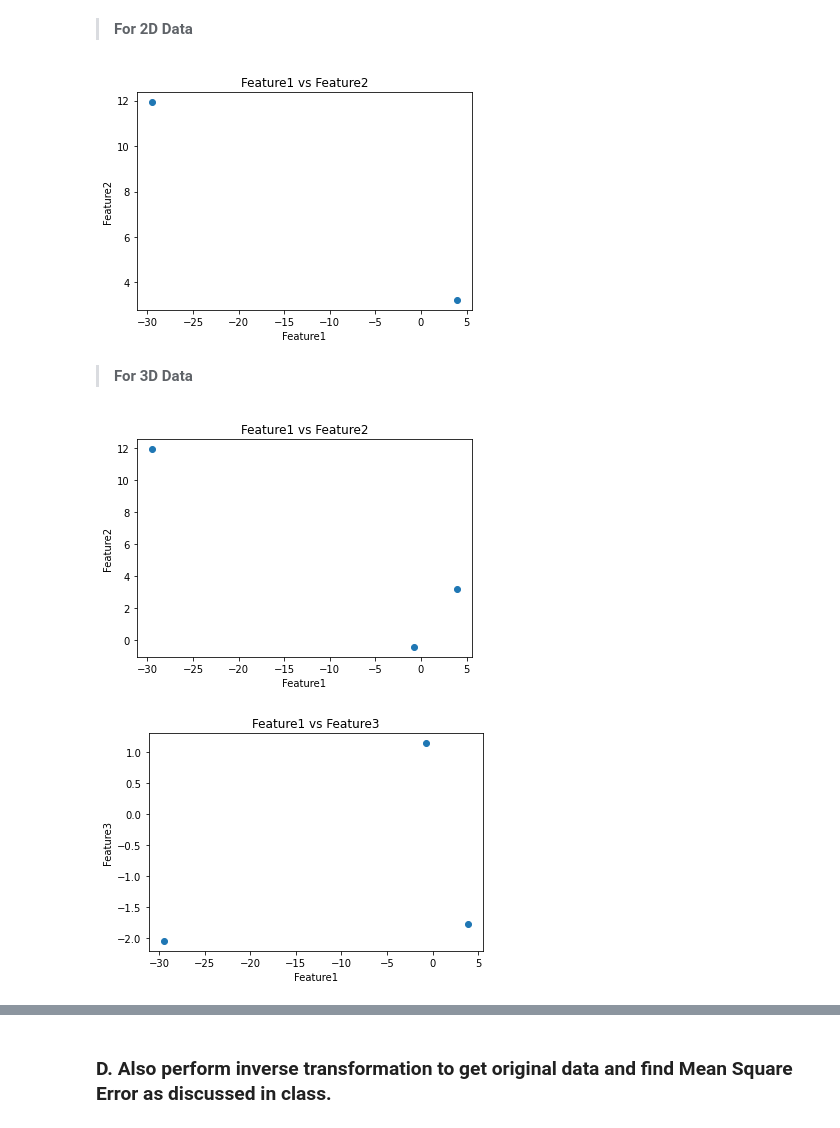
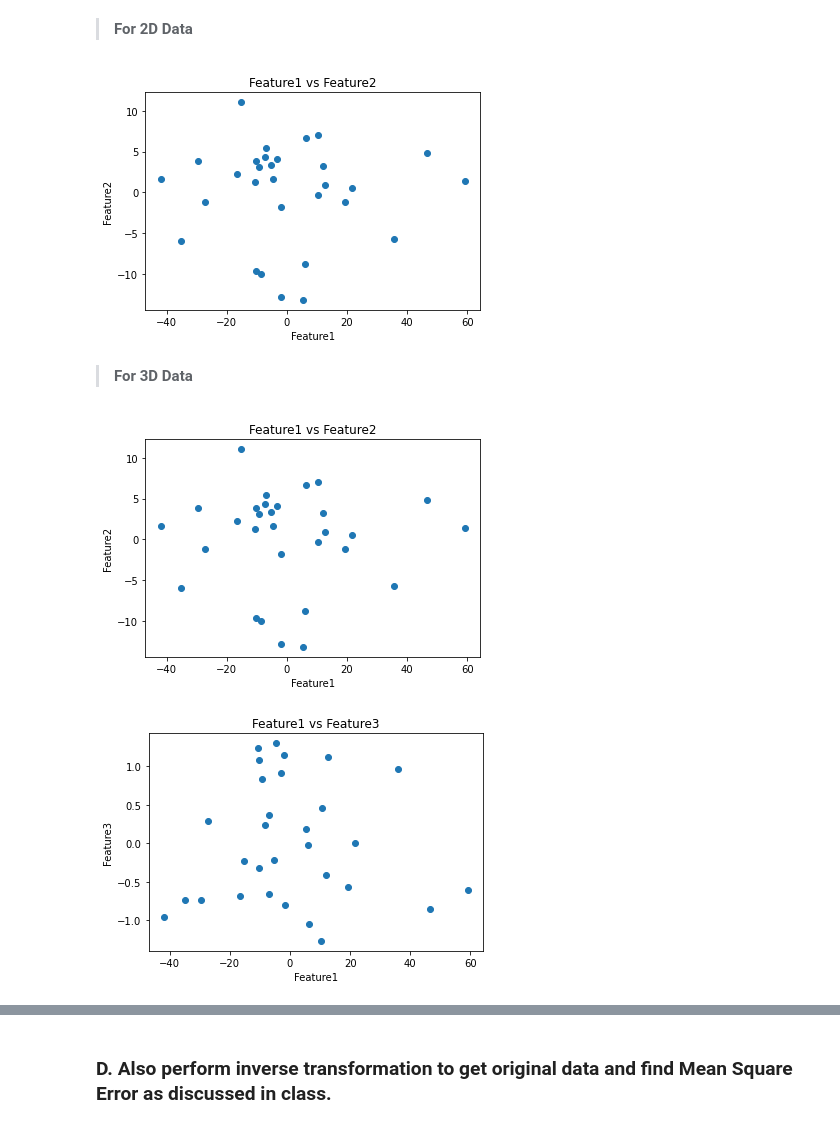
Before and after one commit to NSVEGUR/College-codeTrack, a Jupyter notebook: Sem-6/ML/Lab-2/pca.ipynb, the cells around one changed output, grey strips where cells are left out. Drawn from its saved outputs; the diff is of its cells as text; code cells hidden in the pictures.

Commit message:
:lock: fixed the mistake with scatter plot

```diff
--- a/Sem-6/ML/Lab-2/pca.ipynb
+++ b/Sem-6/ML/Lab-2/pca.ipynb
@@ -157,29 +157,29 @@ array([[-2.94828923e+01,  3.89604849e+00, -7.34716269e-01],
 # %% [markdown]
 > **For 2D Data**
 # %%
-plt.scatter(df_2D.T[0], df_2D.T[1])
+plt.scatter(df_2D[0], df_2D[1])
 plt.title("Feature1 vs Feature2")
 plt.xlabel("Feature1")
 plt.ylabel("Feature2")
 plt.show()
 # %% [output]
-[figure, old version]
+[figure, new version]
 # %% [markdown]
 > **For 3D Data**
 # %%
-plt.scatter(df_3D.T[0], df_3D.T[1])
+plt.scatter(df_3D[0], df_3D[1])
 plt.title("Feature1 vs Feature2")
 plt.xlabel("Feature1")
 plt.ylabel("Feature2")
 plt.show()
 # %% [output]
-[figure, old version]
+[figure, new version]
 # %%
-plt.scatter(df_3D.T[0], df_3D.T[2])
+plt.scatter(df_3D[0], df_3D[2])
 plt.title("Feature1 vs Feature3")
 plt.xlabel("Feature1")
 plt.ylabel("Feature3")
 plt.show()
 # %% [output]
-[figure, old version]
+[figure, new version]
 # %%
```
Also changed, not shown: parts of 1 cell of this notebook.
